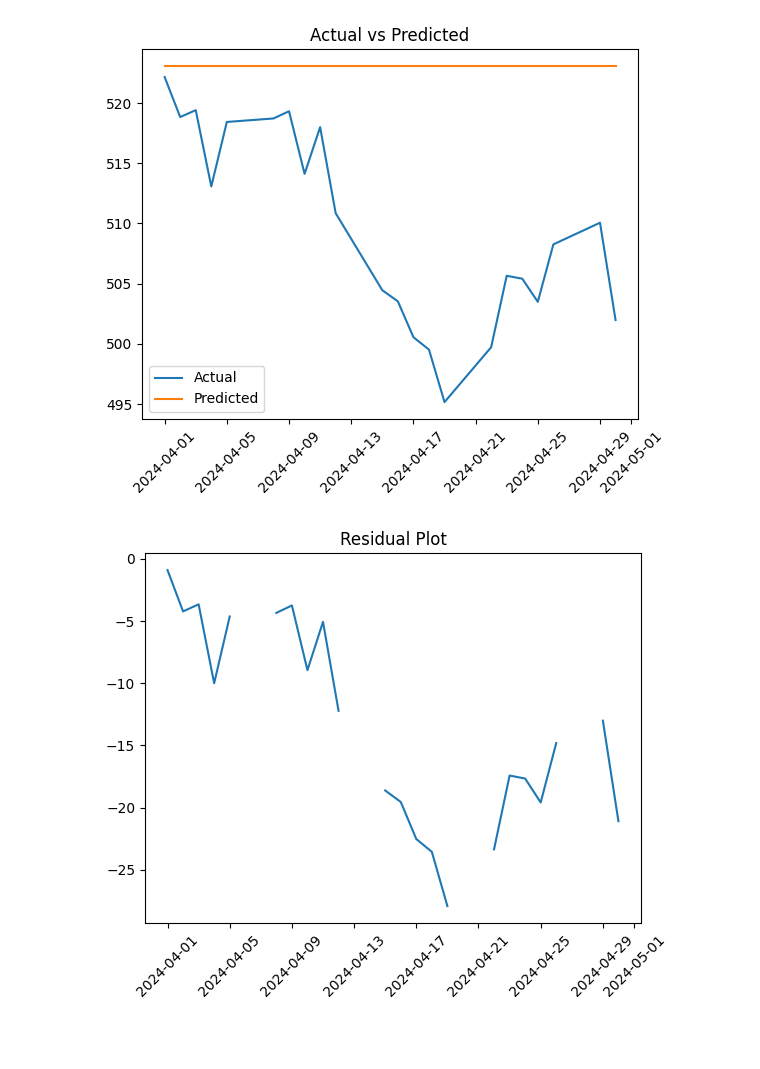
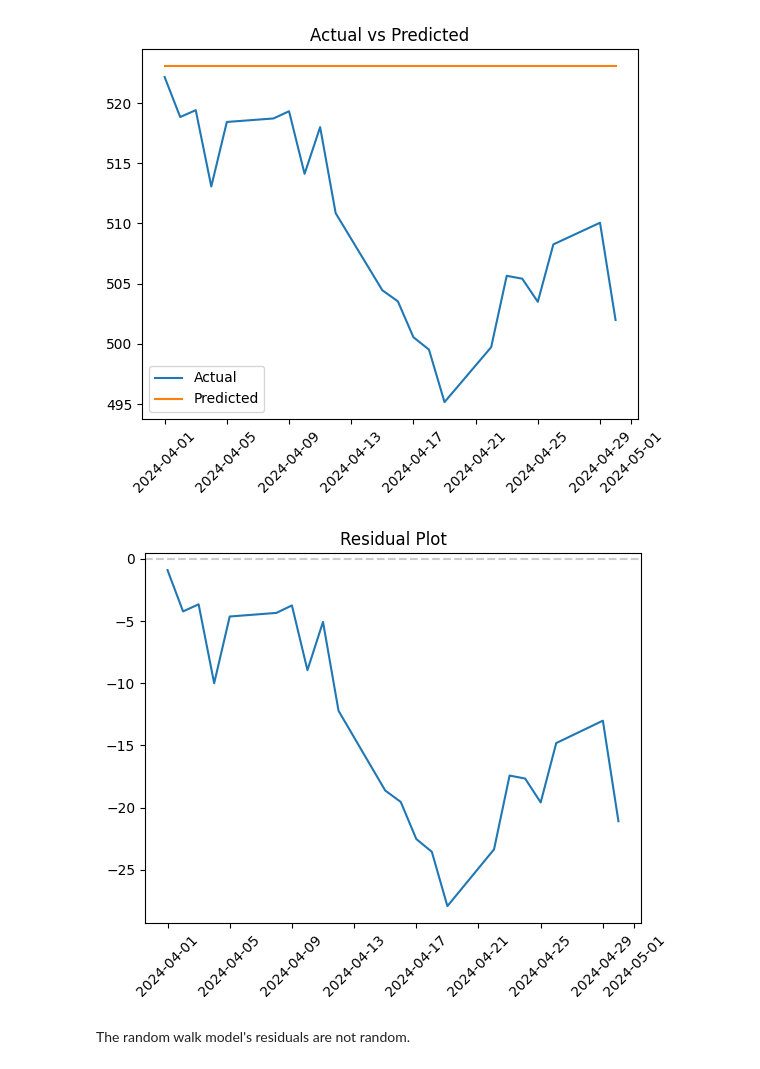
Before and after one commit to kevoinno/gary-s24, a Jupyter notebook: garys24_eda.ipynb, the cells around one changed output. Drawn from its saved outputs; the diff is of its cells as text; code cells hidden in the pictures; blank space fills up the shorter version.

```diff
--- a/garys24_eda.ipynb
+++ b/garys24_eda.ipynb
@@ -431,9 +460,11 @@ plt.legend(labels = ['Actual', 'Predicted']);
 # %% [output]
 [figure]
 # %%
-residuals = og_spy_test - predictions
+# Residual Plot
+residuals = df['actual'] - df['predicted']
 plt.plot(residuals);
 plt.xticks(rotation = 45);
 plt.title('Residual Plot');
+plt.axhline(0, linestyle='--', color = '0.8');
 # %% [output]
-[figure, old version]
+[figure, new version]
@@ -454,0 +471,2 @@ plt.title('Residual Plot');
+# %% [markdown]
+The random walk model's residuals are not random.
```
Also changed, not shown: parts of 17 cells of this notebook.
